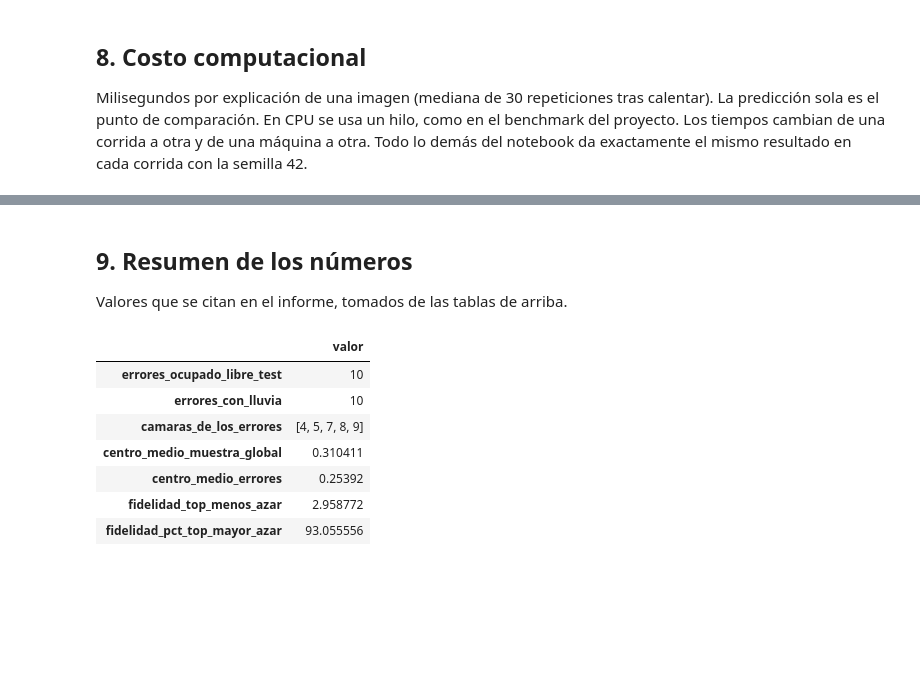
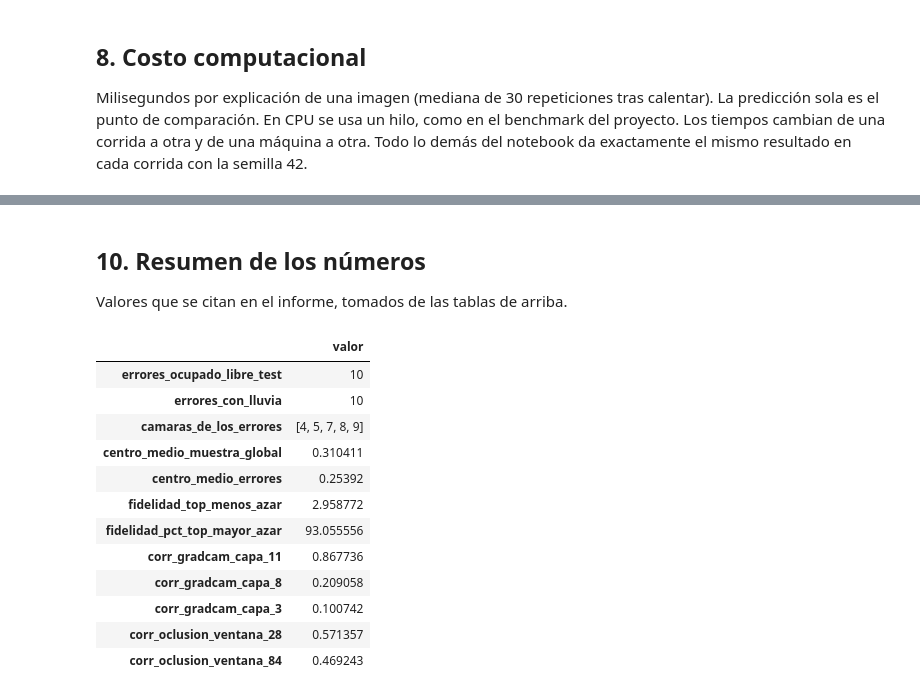
Before and after one commit to jaq23369/Proyecto_Final_Deep, a Jupyter notebook: notebooks/explicabilidad.ipynb, the cells around one changed output, grey strips where cells are left out. Cells and saved outputs as stored; diff of their text form; code cells hidden in the pictures; blank space fills up the shorter version.

Commit message:
Prueba de sensibilidad a la capa de Grad-CAM y a la ventana de oclusión

```diff
--- a/notebooks/explicabilidad.ipynb
+++ b/notebooks/explicabilidad.ipynb
@@ -373,0 +383,39 @@ cost.round(2)
+# %%
+LAYERS = {12: "7x7, 576 canales (la usada)", 11: "7x7, 96 canales", 8: "14x14, 48 canales", 3: "28x28, 24 canales"}
+WINDOWS = [28, 56, 84]
+
+
+def maps_corr(a, b):
+    return float(np.nanmean([np.corrcoef(a[i].ravel(), b[i].ravel())[0, 1] if a[i].std() > 0 and b[i].std() > 0 else np.nan
+                             for i in range(len(a))]))
+
+
+def fidelity_row(maps, method, param, base_maps):
+    f = X.deletion_fidelity(run.model, x_s, maps, target_s, FRACTION, N_RANDOM, seed=SEED)
+    return {"metodo": method, "parametro": param,
+            "corr_con_la_usada": maps_corr(maps, base_maps),
+            "caida_top": f.caida_top.mean(), "caida_azar": f.caida_azar.mean(),
+            "top_menos_azar": (f.caida_top - f.caida_azar).mean(),
+            "pct_top_mayor_azar": 100 * (f.caida_top > f.caida_azar).mean(),
+            "centro": float(X.center_share(maps).mean())}
+
+
+rows = []
+for idx, desc in LAYERS.items():
+    layer = run.model.features[idx]
+    local = G.GradCAM(run.model, layer)
+    maps = np.concatenate([local(x_s[i:i + 64], target_s[i:i + 64])[0] for i in range(0, len(x_s), 64)])
+    local.close()
+    rows.append(fidelity_row(maps, "Grad-CAM", f"capa features[{idx}] ({desc})", cams_s))
+
+for win in WINDOWS:
+    if win == PATCH:
+        maps = occ_s
+    else:
+        maps = np.stack([X.normalize_map(X.occlusion_map(run.model, x_s[i:i + 1], int(target_s[i]), win, win // 2))
+                         for i in range(len(x_s))])
+    rows.append(fidelity_row(maps, "Oclusión", f"ventana {win} px, paso {win // 2} px", occ_s))
+
+sens = pd.DataFrame(rows)
+sens.to_csv(OUT / "sensibilidad.csv", index=False)
+sens.round(3)
@@ -374,25 +431,35 @@ cost.round(2)
 # %% [markdown]
-## 9. Resumen de los números
+## 10. Resumen de los números
 
 Valores que se citan en el informe, tomados de las tablas de arriba.
 # %%
 summary = {
     "errores_ocupado_libre_test": int(len(errs)),
     "errores_con_lluvia": int((errs.weather == "RAINY").sum()),
     "camaras_de_los_errores": sorted(errs.camera.unique().tolist()),
     "centro_medio_muestra_global": float(sample.centro.mean()),
     "centro_medio_errores": float(X.center_share(cams_e).mean()),
     "fidelidad_top_menos_azar": float(fid_table.loc["todas", "top_menos_azar"]),
     "fidelidad_pct_top_mayor_azar": float(fid_table.loc["todas", "pct_top_mayor_azar"]),
+    "corr_gradcam_capa_11": float(sens.corr_con_la_usada.iloc[1]),
+    "corr_gradcam_capa_8": float(sens.corr_con_la_usada.iloc[2]),
+    "corr_gradcam_capa_3": float(sens.corr_con_la_usada.iloc[3]),
+    "corr_oclusion_ventana_28": float(sens.corr_con_la_usada.iloc[4]),
+    "corr_oclusion_ventana_84": float(sens.corr_con_la_usada.iloc[6]),
 }
 (OUT / "resumen.json").write_text(json.dumps(summary, indent=2, ensure_ascii=False), encoding="utf-8")
 pd.Series(summary).to_frame("valor")
 # %% [output]
 |  | valor |
 | errores_ocupado_libre_test | 10 |
 | errores_con_lluvia | 10 |
 | camaras_de_los_errores | [4, 5, 7, 8, 9] |
 | centro_medio_muestra_global | 0.310411 |
 | centro_medio_errores | 0.25392 |
 | fidelidad_top_menos_azar | 2.958772 |
 | fidelidad_pct_top_mayor_azar | 93.055556 |
+| corr_gradcam_capa_11 | 0.867736 |
+| corr_gradcam_capa_8 | 0.209058 |
+| corr_gradcam_capa_3 | 0.100742 |
+| corr_oclusion_ventana_28 | 0.571357 |
+| corr_oclusion_ventana_84 | 0.469243 |
```
Also changed, not shown: parts of 4 cells of this notebook, 3 other files.
